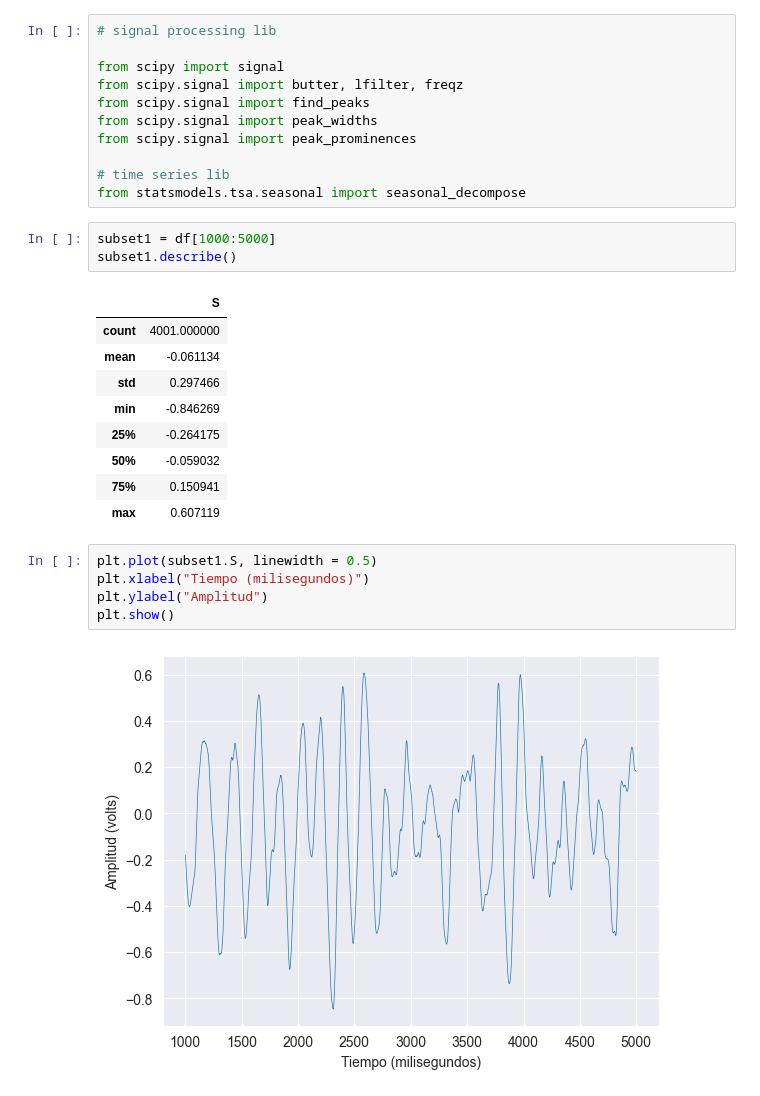
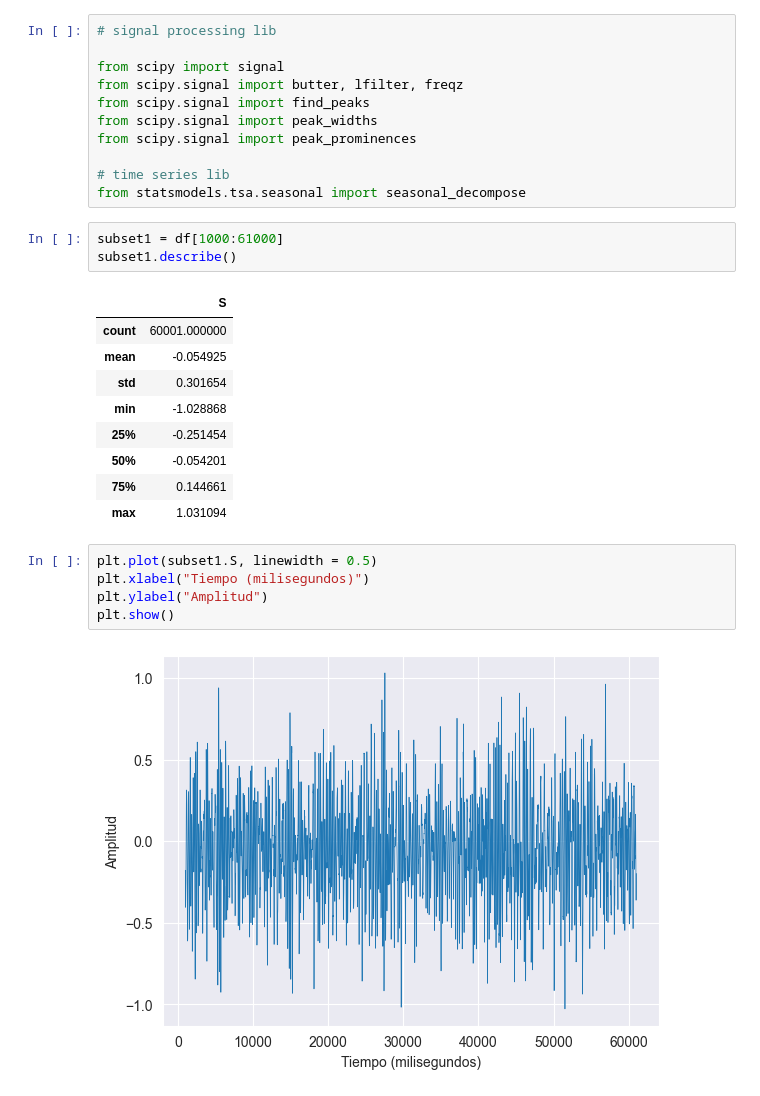
Before and after one commit to consuelorojas/Tesis, a Jupyter notebook: Signal_processing.ipynb, the cells around one changed output. Cells and saved outputs as stored; diff of their text form.

```diff
--- a/Signal_processing.ipynb
+++ b/Signal_processing.ipynb
@@ -41,25 +41,25 @@ from scipy.signal import peak_prominences
 # time series lib
 from statsmodels.tsa.seasonal import seasonal_decompose
 # %%
-subset1 = df[1000:5000]
+subset1 = df[1000:61000]
 subset1.describe()
 # %% [output]
 |  | S |
-| count | 4001.000000 |
-| mean | -0.061134 |
-| std | 0.297466 |
-| min | -0.846269 |
-| 25% | -0.264175 |
-| 50% | -0.059032 |
-| 75% | 0.150941 |
-| max | 0.607119 |
+| count | 60001.000000 |
+| mean | -0.054925 |
+| std | 0.301654 |
+| min | -1.028868 |
+| 25% | -0.251454 |
+| 50% | -0.054201 |
+| 75% | 0.144661 |
+| max | 1.031094 |
 # %%
 plt.plot(subset1.S, linewidth = 0.5)
 plt.xlabel("Tiempo (milisegundos)")
 plt.ylabel("Amplitud")
 plt.show()
 # %% [output]
-[figure, old version]
+[figure, new version]
 # %%
 decompose_subset = seasonal_decompose(subset1.S, model='additive', period=1000)
 decompose_subset.plot()
```
Also changed, not shown: parts of 3 cells of this notebook, 1 other file.
